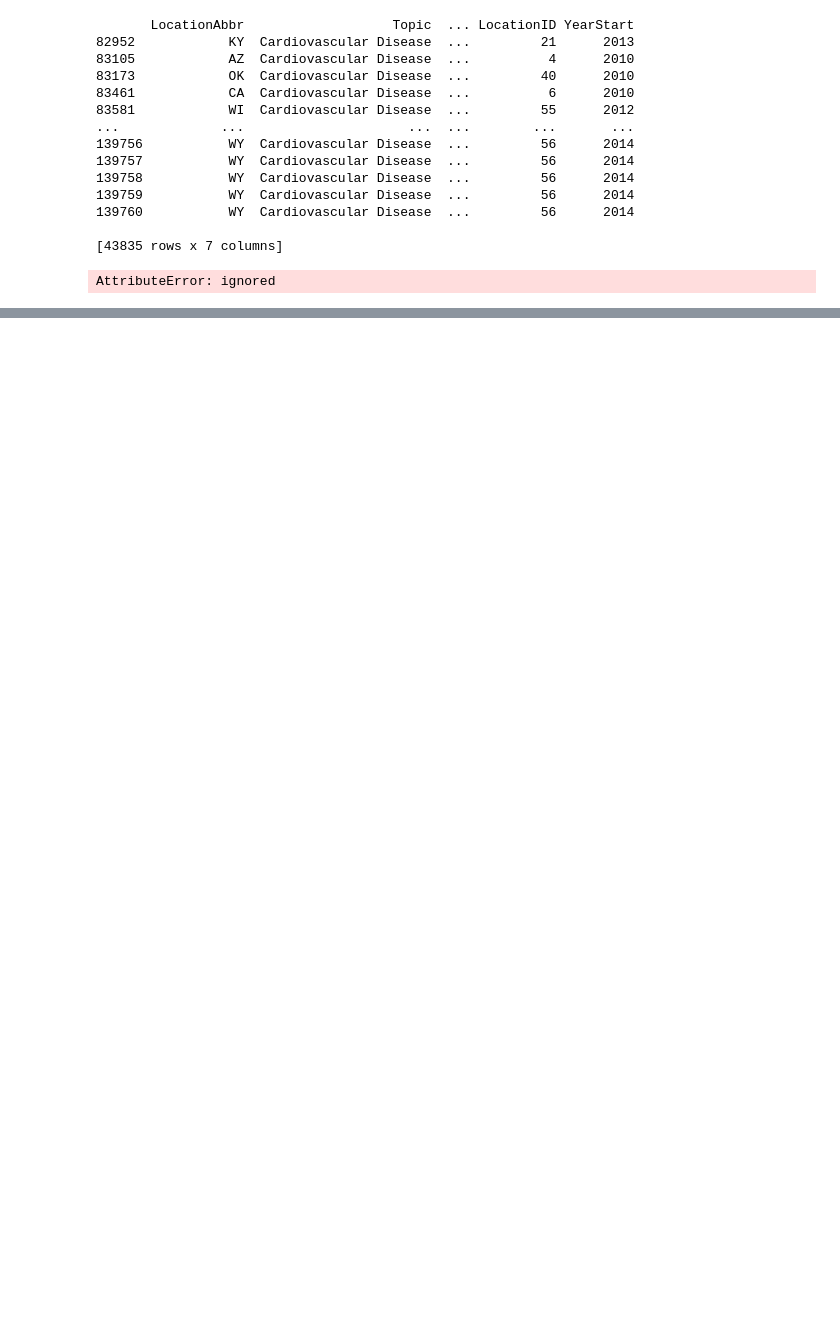
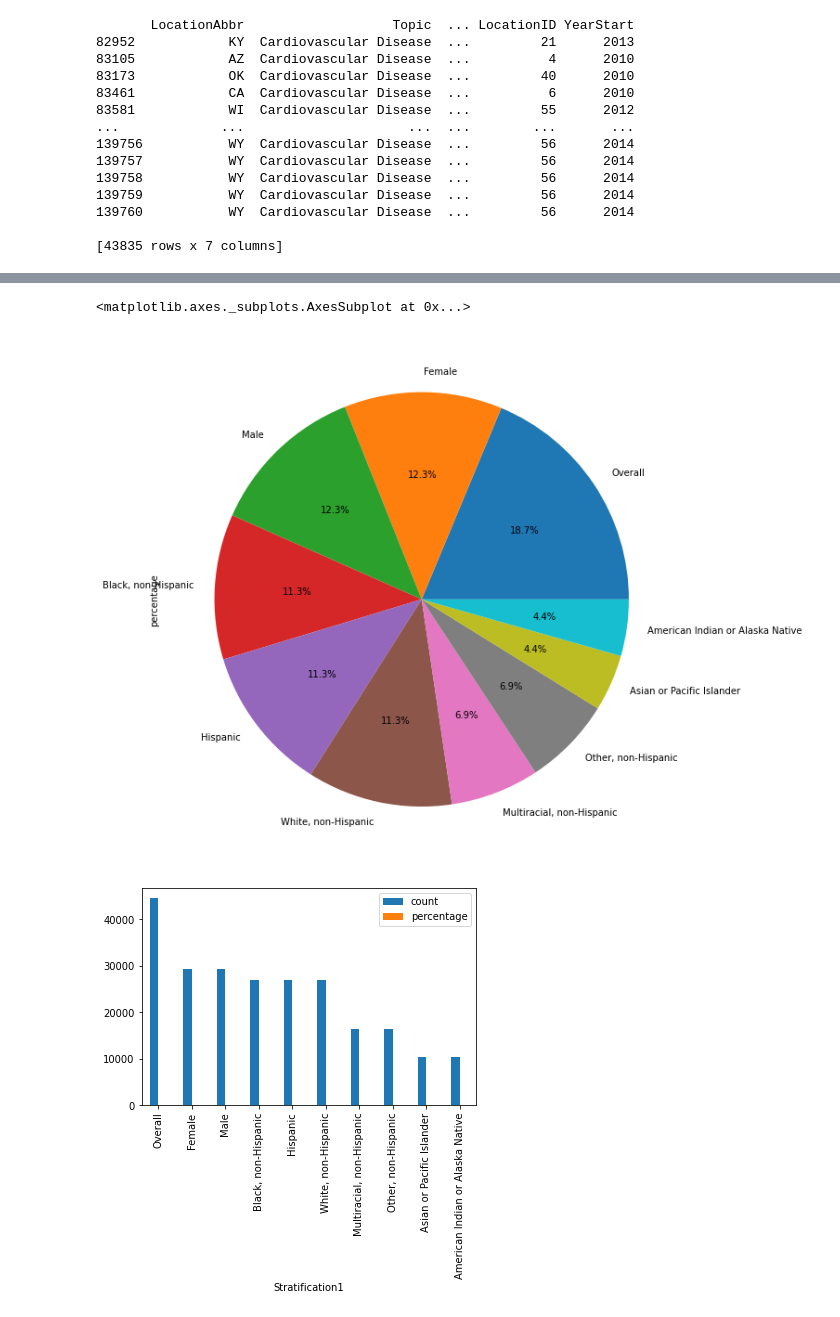
Before and after one commit to Thivadee19/LGCC_Capstone-Project, a Jupyter notebook: Capstone_Project.ipynb, the cells around one changed output, grey strips where cells are left out. Drawn from its saved outputs; the diff is of its cells as text; code cells hidden in the pictures; blank space fills up the shorter version.

```diff
--- a/Capstone_Project.ipynb
+++ b/Capstone_Project.ipynb
@@ -197,7 +163,14 @@ print (df3)
 139760           WY  Cardiovascular Disease  ...         56      2014
 
 [43835 rows x 7 columns]
-# %%
-df3.reset_index().groupby('LocationAbbr').size().to_frame('count')
-# %% [output]
-AttributeError: ignored
+# %%
+##df3 =df.reset_index().groupby(['Stratification1']).size().to_frame('count')
+
+plt.figure(figsize=(10,15))
+df3 =df.reset_index().groupby(['Stratification1']).size().to_frame('count')
+df3['percentage'] = round(df3['count'].div(237961).mul(100),2)
+df3 =df3.sort_values('count', ascending=False)
+print (df3)
+df3['percentage'].plot.pie(autopct="%.1f%%")
+df3.plot(kind='bar')
+# %% [output]
@@ -203,0 +189,3 @@ AttributeError: ignored
+<matplotlib.axes._subplots.AxesSubplot at 0x...>
+[figure, added]
+[figure, added]
```
Also changed, not shown: parts of 11 cells of this notebook.
